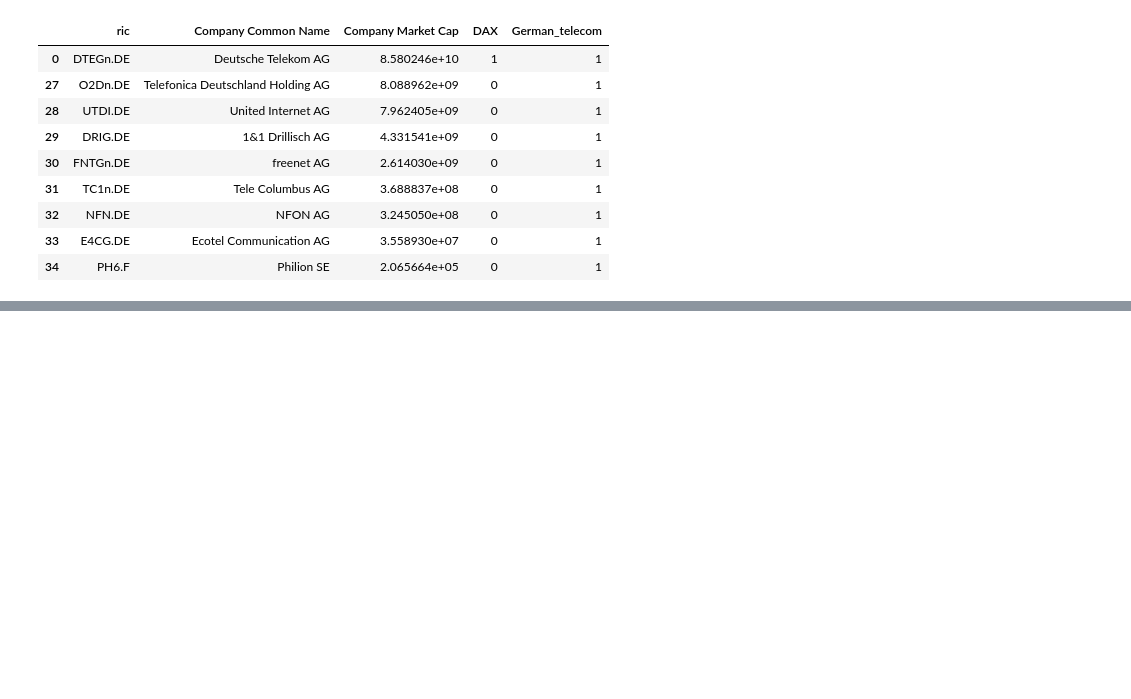
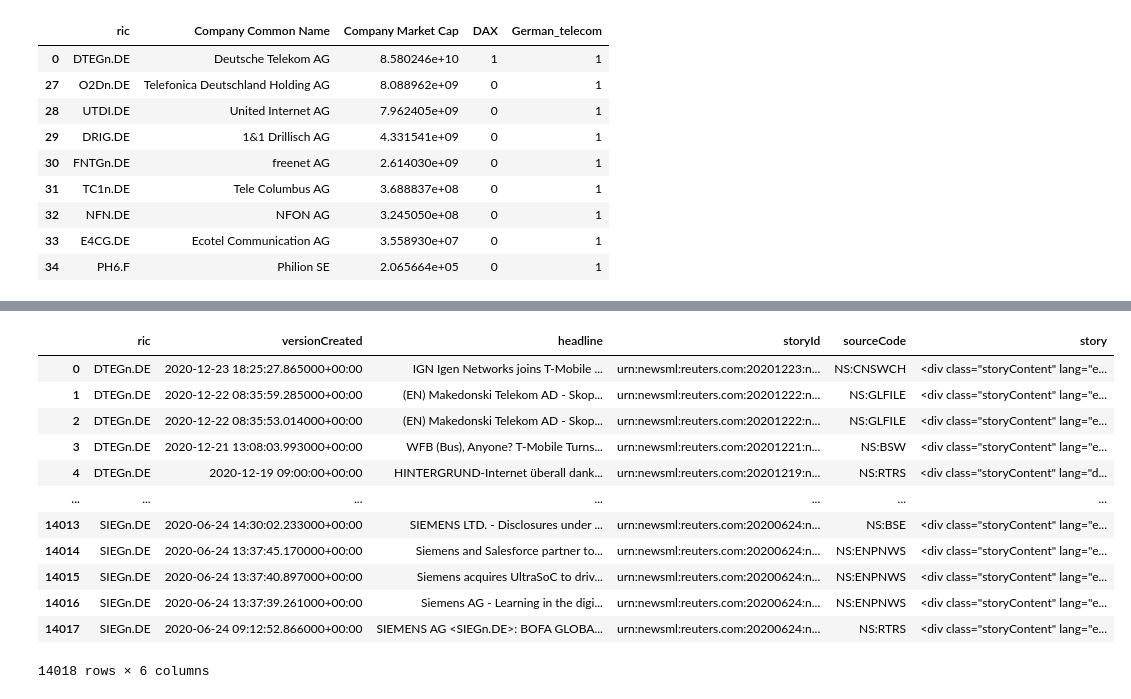
Before and after one commit to dany-kuznetsov/trade_get_news_true_way, a Jupyter notebook: trade_news_collector.ipynb, the cells around one changed output, grey strips where cells are left out. Saved outputs shown, nothing was run; the diff lists cells and outputs as text; code cells hidden in the pictures; blank space fills up the shorter version.

```diff
--- a/trade_news_collector.ipynb
+++ b/trade_news_collector.ipynb
@@ -345,0 +452,16 @@ C:/DAN/t_systems/trade_project/backup_headlines/all_headlines_df_2020-12-28_v6.c
+# %%
+all_headlines_df
+# %% [output]
+|  | ric | versionCreated | headline | storyId | sourceCode | story |
+| 0 | DTEGn.DE | 2020-12-23 18:25:27.865000+00:00 | IGN Igen Networks joins T-Mobile ... | urn:newsml:reuters.com:20201223:n... | NS:CNSWCH | <div class="storyContent" lang="e... |
+| 1 | DTEGn.DE | 2020-12-22 08:35:59.285000+00:00 | (EN) Makedonski Telekom AD - Skop... | urn:newsml:reuters.com:20201222:n... | NS:GLFILE | <div class="storyContent" lang="e... |
+| 2 | DTEGn.DE | 2020-12-22 08:35:53.014000+00:00 | (EN) Makedonski Telekom AD - Skop... | urn:newsml:reuters.com:20201222:n... | NS:GLFILE | <div class="storyContent" lang="e... |
+| 3 | DTEGn.DE | 2020-12-21 13:08:03.993000+00:00 | WFB (Bus), Anyone? T-Mobile Turns... | urn:newsml:reuters.com:20201221:n... | NS:BSW | <div class="storyContent" lang="e... |
+| 4 | DTEGn.DE | 2020-12-19 09:00:00+00:00 | HINTERGRUND-Internet überall dank... | urn:newsml:reuters.com:20201219:n... | NS:RTRS | <div class="storyContent" lang="d... |
+| ... | ... | ... | ... | ... | ... | ... |
+| 14013 | SIEGn.DE | 2020-06-24 14:30:02.233000+00:00 | SIEMENS LTD. - Disclosures under ... | urn:newsml:reuters.com:20200624:n... | NS:BSE | <div class="storyContent" lang="e... |
+| 14014 | SIEGn.DE | 2020-06-24 13:37:45.170000+00:00 | Siemens and Salesforce partner to... | urn:newsml:reuters.com:20200624:n... | NS:ENPNWS | <div class="storyContent" lang="e... |
+| 14015 | SIEGn.DE | 2020-06-24 13:37:40.897000+00:00 | Siemens acquires UltraSoC to driv... | urn:newsml:reuters.com:20200624:n... | NS:ENPNWS | <div class="storyContent" lang="e... |
+| 14016 | SIEGn.DE | 2020-06-24 13:37:39.261000+00:00 | Siemens AG - Learning in the digi... | urn:newsml:reuters.com:20200624:n... | NS:ENPNWS | <div class="storyContent" lang="e... |
+| 14017 | SIEGn.DE | 2020-06-24 09:12:52.866000+00:00 | SIEMENS AG <SIEGn.DE>: BOFA GLOBA... | urn:newsml:reuters.com:20200624:n... | NS:RTRS | <div class="storyContent" lang="e... |
+14018 rows × 6 columns
```
Also changed, not shown: parts of 8 cells of this notebook.
